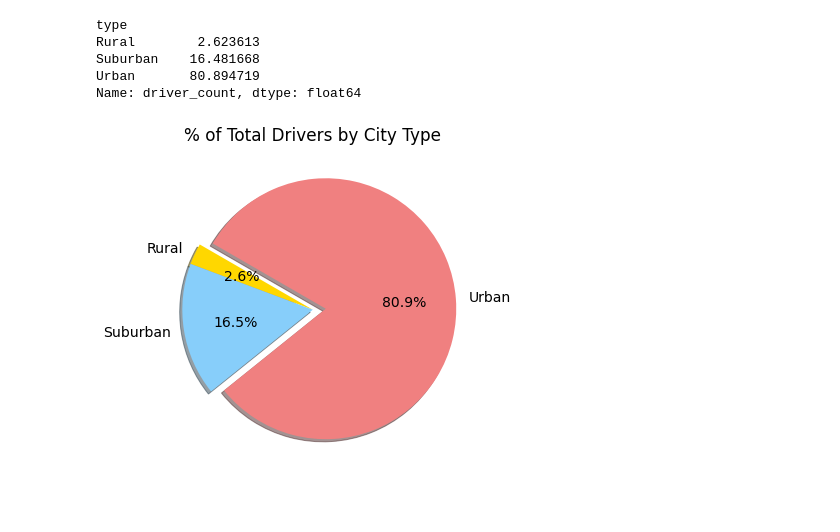
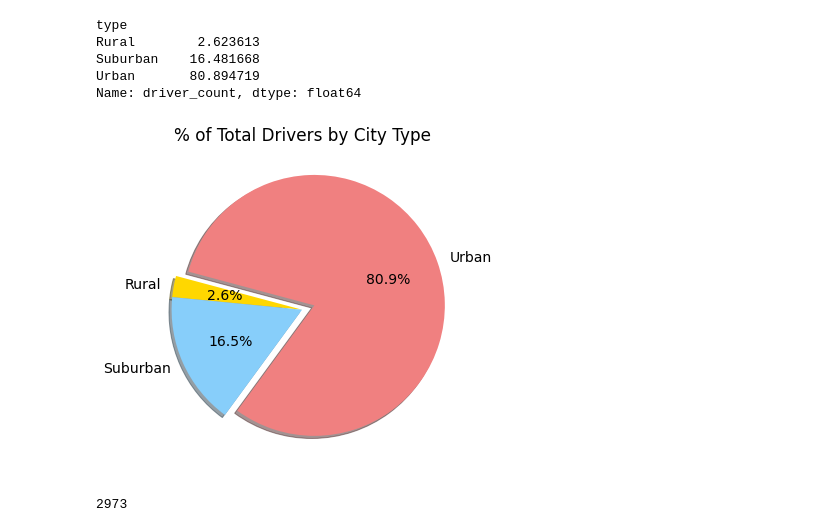
Before and after one commit to jdwrhodes/PyBer_Analysis, a Jupyter notebook: PyBer.ipynb, the cells around one changed output. Cells and saved outputs as stored; diff of their text form; code cells hidden in the pictures.

Commit message:
Added final figure

```diff
--- a/PyBer.ipynb
+++ b/PyBer.ipynb
@@ -766,20 +766,24 @@ Name: driver_count, dtype: float64
 # %%
 # Import mpl to change the plot configurations using rcParams.
 import matplotlib as mpl
 
 # Build the percentage of drivers by city type pie chart
 plt.subplots(figsize=(10,6))
 plt.pie(driver_percent,
         labels=['Rural', 'Suburban', 'Urban'],
        colors = ['gold', 'lightskyblue', 'lightcoral'],
        explode = [0,0,0.1],
        autopct='%1.1f%%',
-       shadow=True, startangle=150)
+       shadow=True, startangle=165)
 plt.title('% of Total Drivers by City Type')
 
 # Change the default font size from 10 to 14
 mpl.rcParams['font.size'] = 14
 
 plt.savefig('analysis/fig7.png')
 # %% [output]
-[figure, old version]
+[figure, new version]
+# %%
+city_data_df['driver_count'].sum()
+# %% [output]
+2973
```
Also changed, not shown: 2 other files.
